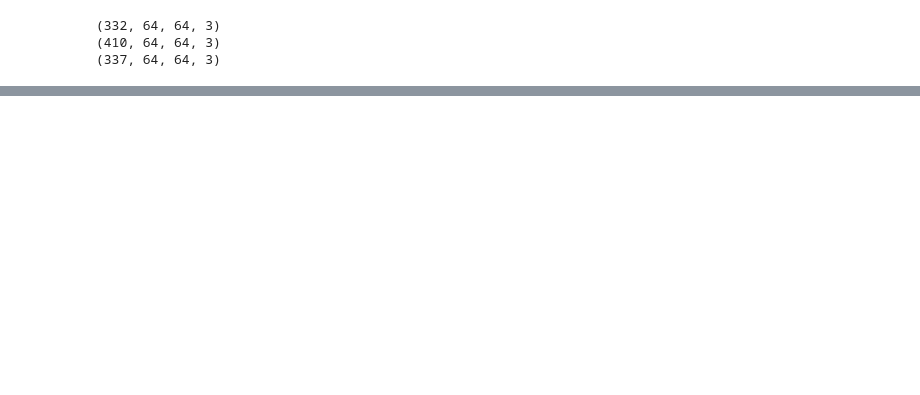
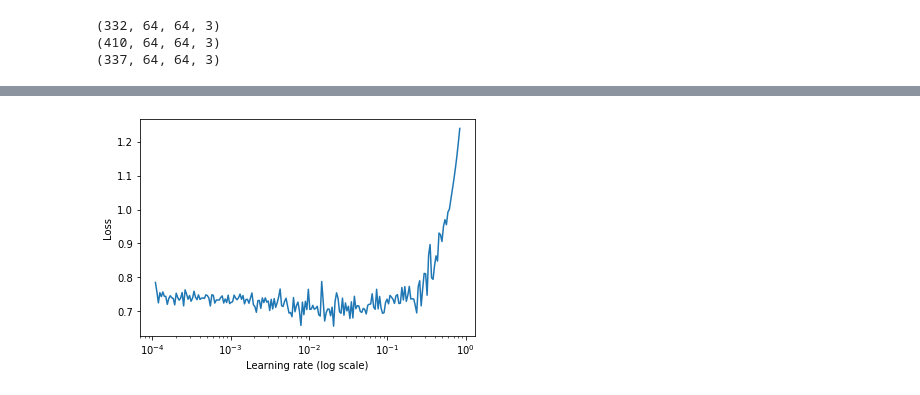
Before and after one commit to sambitdash/EVA-2-Group, a Jupyter notebook: Session-19/Assignment-19.ipynb, the cells around one changed output, grey strips where cells are left out. Saved outputs shown, nothing was run; the diff lists cells and outputs as text; code cells hidden in the pictures; blank space fills up the shorter version.

```diff
--- a/Session-19/Assignment-19.ipynb
+++ b/Session-19/Assignment-19.ipynb
@@ -94,8 +99,8 @@ trainx, testx = imgs['hatch'][:300,:,:,:], imgs['hatch'][300:,:,:,:]
 
 trainy, testy = np.zeros(trainx.shape[0], dtype=float), np.zeros(testx.shape[0], dtype=float)
 
-trainx = np.append(trainx, imgs['sedan'][:350,:,:,:], axis=0)
-testx = np.append(testx, imgs['sedan'][350:,:,:,:], axis=0)
+trainx = np.append(trainx, imgs['sedan'][:375,:,:,:], axis=0)
+testx = np.append(testx, imgs['sedan'][375:,:,:,:], axis=0)
 
 ltrain, ltest = trainx.shape[0] - trainy.shape[0], testx.shape[0] - testy.shape[0]
 
@@ -147,8 +152,8 @@ trainx /= trainx_std
 testx -= trainx_mean
 testx /= trainx_std
 
-trainX, trainY = trainx, utils.to_categorical(trainy)
-testX,  testY  = testx,  utils.to_categorical(testy)
+trainX, trainY = trainx, trainy #utils.to_binary(trainy)
+testX,  testY  = testx,  testy  #utils.to_binary(testy)
 
 min_pix, max_pix = trainX.min(), trainX.max()
 
@@ -168,14 +193,13 @@ print(trainX.shape, trainY.shape)
 # %%
-BATCH_SIZE = 512
-WT_DECAY   = 1e-4
+BATCH_SIZE = 128
+WT_DECAY   = 1e-5
 LRFNEPOCH  = 4
 MOMENTUM   = 0.9
 EPOCHS     = 300
 LEARNING_RATE = 0.01
-ncls = 2
 
 from tensorflow.keras.layers import BatchNormalization, Conv2D, Activation, MaxPool2D
-from tensorflow.keras.layers import add, Input, Dense, Flatten, GlobalAvgPool2D
+from tensorflow.keras.layers import add, Input, Dense, Flatten, GlobalAvgPool2D, GlobalAvgPool1D
 from tensorflow.keras.initializers import zeros
 
 def ResConv(x, kernel=(3, 3), depth=32, maxpool=False):
@@ -292,0 +409,4 @@ ________________________________________________________________________________
+# %%
+lr_finder.plot()
+# %% [output]
+[figure, added]
```
Also changed, not shown: parts of 9 cells of this notebook.
